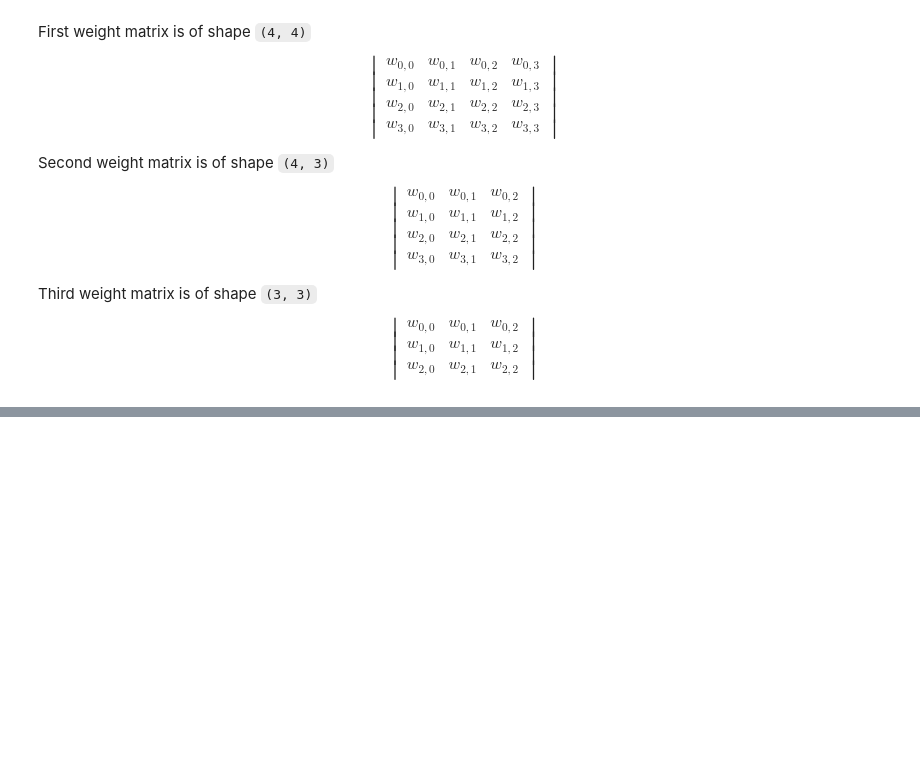
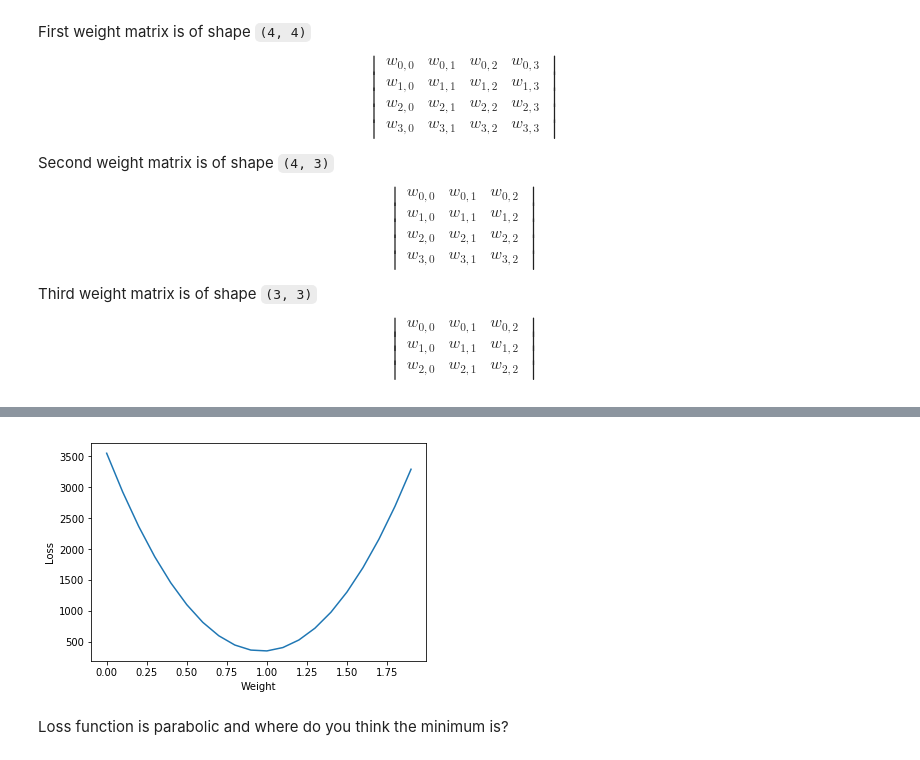
Before and after one commit to calvinfeng/gonotebook, a Jupyter notebook: neural_net/notebooks/neural_network.ipynb, the cells around one changed output, grey strips where cells are left out. Cells and saved outputs as stored; diff of their text form; code cells hidden in the pictures; blank space fills up the shorter version.

```diff
--- a/neural_net/notebooks/neural_network.ipynb
+++ b/neural_net/notebooks/neural_network.ipynb
@@ -225,0 +292,21 @@ Final output:
+# %%
+def loss(x, y, y_pred):
+    diff = y - y_pred
+    return (diff * diff).sum(axis=0)
+
+loss_arr = []
+weights = []
+w0, w1 = 0, 0
+while w1 < 2:
+    weights.append(w1)
+    loss_arr.append(loss(x, y, linear_model(w1, w0, x)))
+    w1 += 0.1
+
+plt.plot(weights, loss_arr)
+plt.ylabel("Loss")
+plt.xlabel("Weight")
+plt.show()
+# %% [output]
+[figure, added]
+# %% [markdown]
+Loss function is parabolic and where do you think the minimum is?
```
Also changed, not shown: parts of 9 cells of this notebook.
